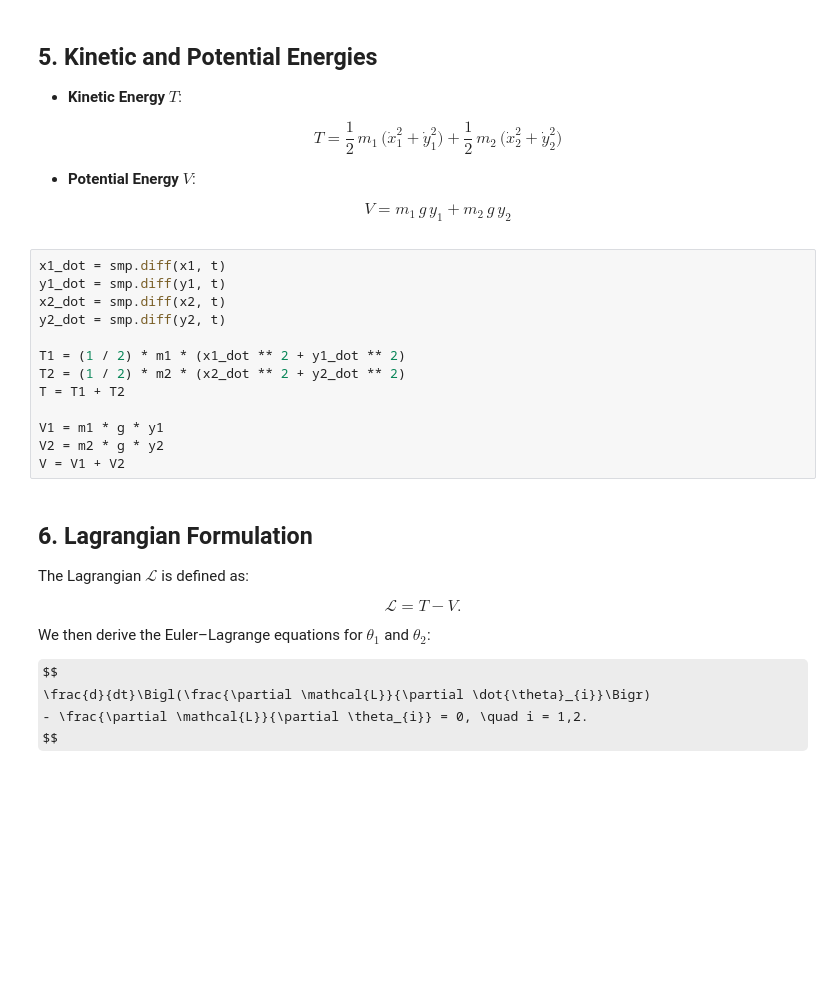
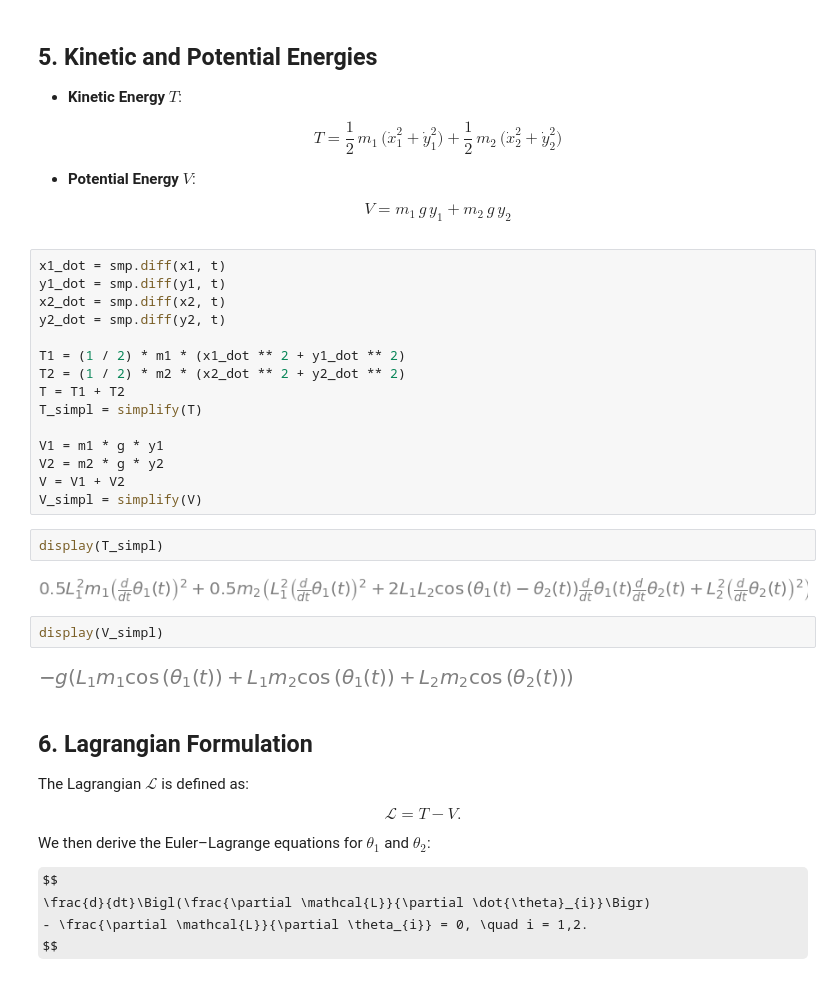
Before and after one commit to YMoso/Double_Pendulum, a Jupyter notebook: sympy_notations_for_eq.ipynb, the cells around one changed output. Cells and saved outputs as stored; diff of their text form; some formulas as TeX source; blank space fills up the shorter version.

```diff
--- a/sympy_notations_for_eq.ipynb
+++ b/sympy_notations_for_eq.ipynb
@@ -93,10 +94,20 @@ y2_dot = smp.diff(y2, t)
 T1 = (1 / 2) * m1 * (x1_dot ** 2 + y1_dot ** 2)
 T2 = (1 / 2) * m2 * (x2_dot ** 2 + y2_dot ** 2)
 T = T1 + T2
+T_simpl = simplify(T)
 
 V1 = m1 * g * y1
 V2 = m2 * g * y2
 V = V1 + V2
+V_simpl = simplify(V)
+# %%
+display(T_simpl)
+# %% [output]
+[figure, added]
+# %%
+display(V_simpl)
+# %% [output]
+[figure, added]
 # %% [markdown]
 ## 6. Lagrangian Formulation
 
```
Also changed, not shown: parts of 10 cells of this notebook.
